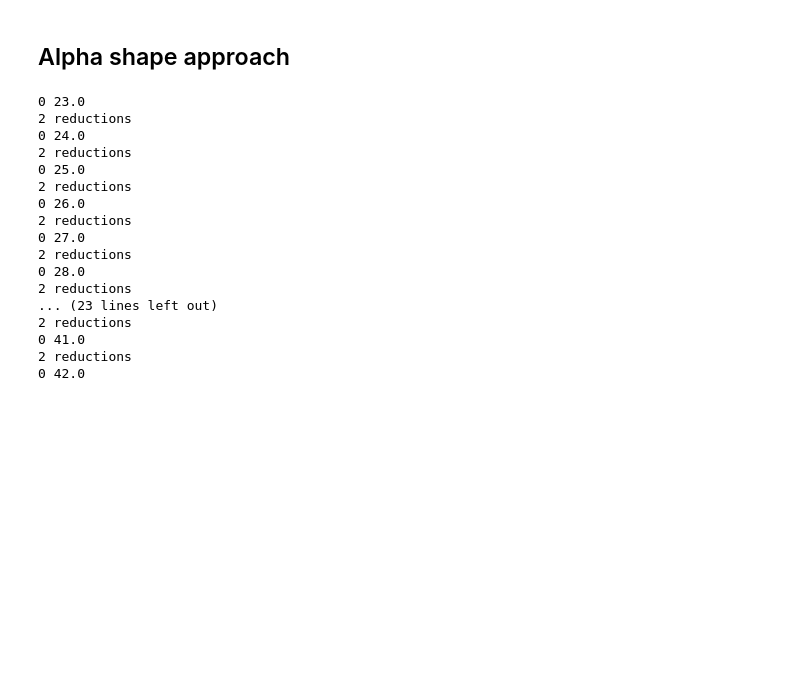
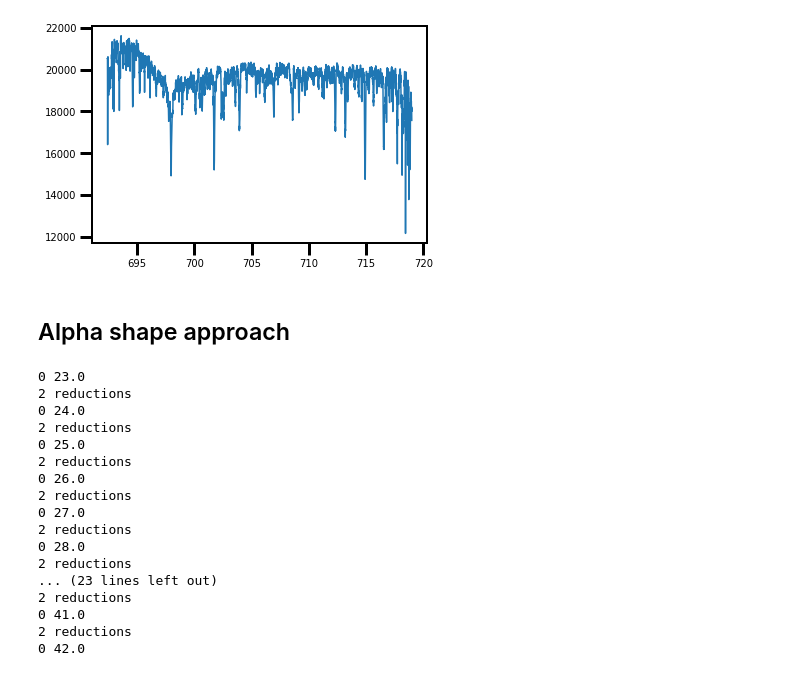
Before and after one commit to afeinstein20/doppler_tomography, a Jupyter notebook: opera_transfer_fits.ipynb, the cells around one changed output. Drawn from its saved outputs; the diff is of its cells as text; code cells hidden in the pictures; blank space fills up the shorter version.

```diff
--- a/opera_transfer_fits.ipynb
+++ b/opera_transfer_fits.ipynb
@@ -13,9 +15,18 @@ from lightkurve.lightcurve import LightCurve as LC
 # %%
 directory = '/Users/arcticfox/Documents/atmospheres/v1298tau/reduced/'
 # %%
+directory = '/Users/arcticfox/Documents/atmospheres/v1298tau/reduced/'
 files = os.listdir(directory)
 files = np.sort([os.path.join(directory,fn) for fn in files if fn.endswith('m.fits.bz2')])
 #files = files[11:]
+# %%
+hdu = fits.open(files[12])
+q = hdu[0].data[0]==32
+plt.plot(hdu[0].data[4][q], hdu[0].data[12][q])
+#plt.ylim(-1,1.01)
+hdu.close()
+# %% [output]
+[figure, added]
 # %%
 from pylab import *
 colormap='viridis'
```
Also changed, not shown: parts of 1 cell of this notebook, 2 other files.
